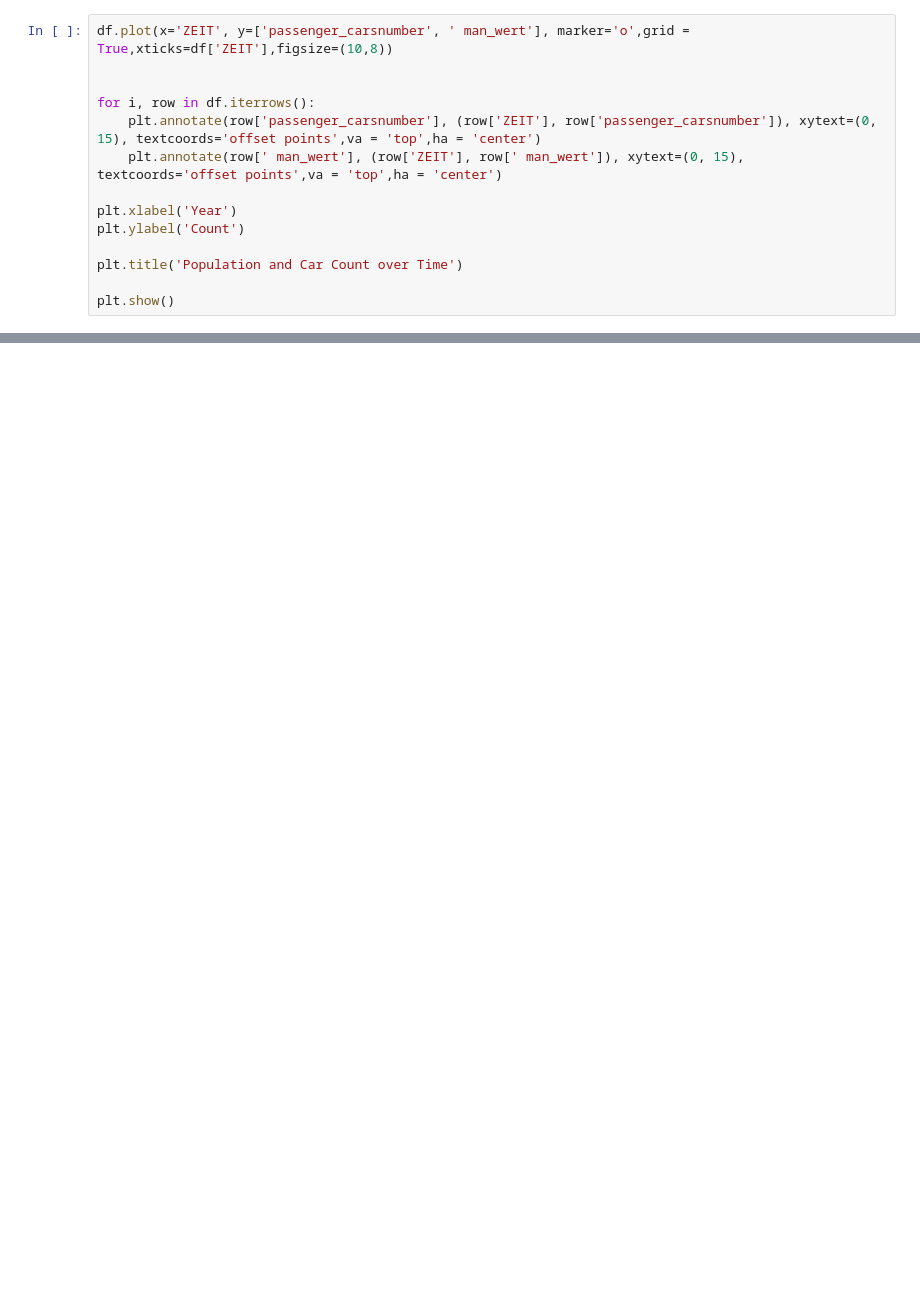
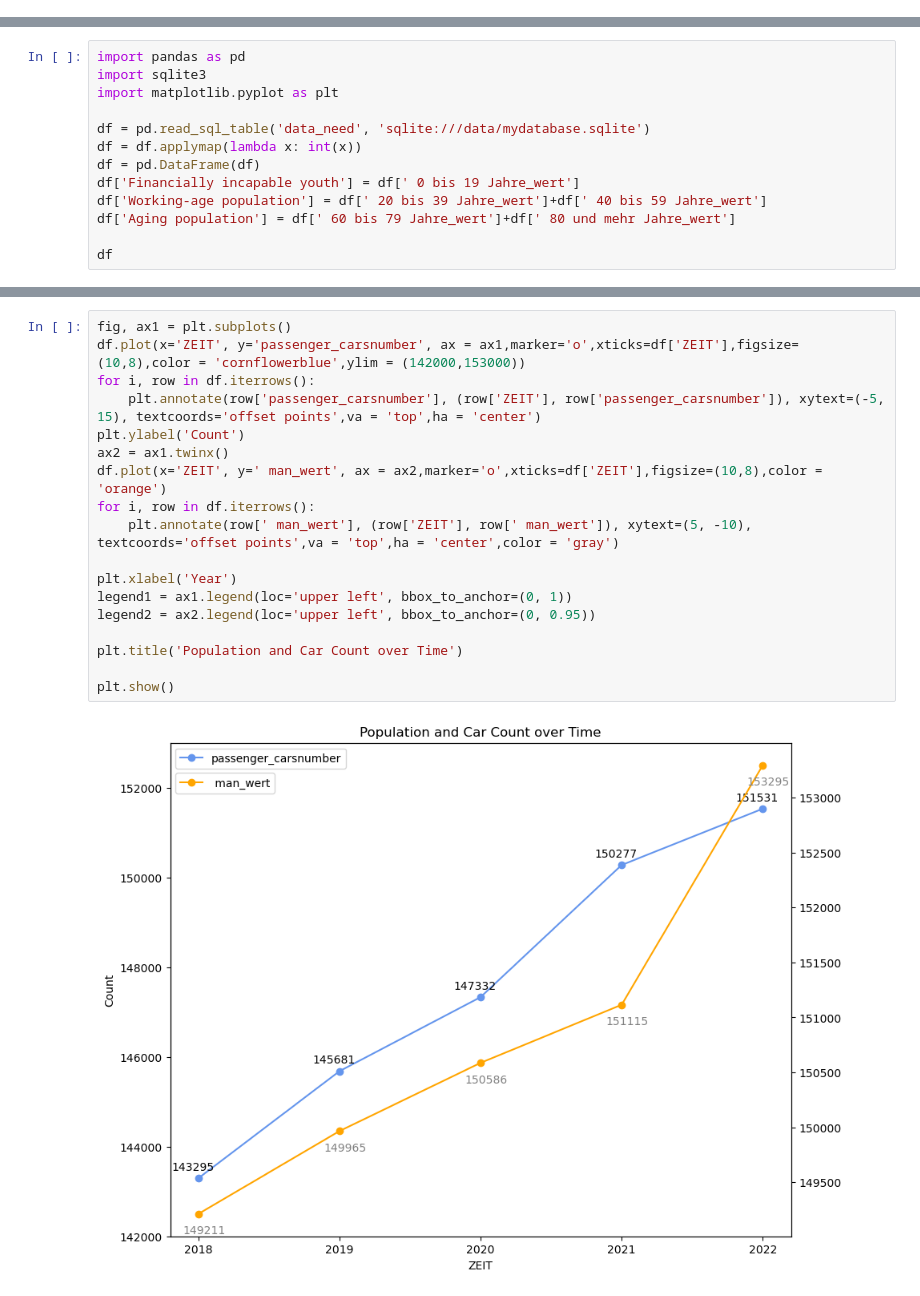
Before and after one commit to CAgcoder/2023-amse-template, a Jupyter notebook: project/report.ipynb, the cells around one changed output, grey strips where cells are left out. Drawn from its saved outputs; the diff is of its cells as text; blank space fills up the shorter version.

```diff
--- a/project/report.ipynb
+++ b/project/report.ipynb
@@ -136,14 +66,0 @@ plt.show()
-# %%
-df.plot(x='ZEIT', y=['passenger_carsnumber', ' man_wert'], marker='o',grid = True,xticks=df['ZEIT'],figsize=(10,8))
-
-
-for i, row in df.iterrows():
-    plt.annotate(row['passenger_carsnumber'], (row['ZEIT'], row['passenger_carsnumber']), xytext=(0, 15), textcoords='offset points',va = 'top',ha = 'center')
-    plt.annotate(row[' man_wert'], (row['ZEIT'], row[' man_wert']), xytext=(0, 15), textcoords='offset points',va = 'top',ha = 'center')
-
-plt.xlabel('Year')
-plt.ylabel('Count')
-
-plt.title('Population and Car Count over Time')
-
-plt.show()
@@ -159,0 +70,13 @@ The train stops will be colored based on the `Betreiber_Name`, allowing us to se
+# %%
+import pandas as pd
+import sqlite3
+import matplotlib.pyplot as plt
+
+df = pd.read_sql_table('data_need', 'sqlite:///data/mydatabase.sqlite')
+df = df.applymap(lambda x: int(x))
+df = pd.DataFrame(df)
+df['Financially incapable youth'] = df[' 0 bis 19 Jahre_wert']
+df['Working-age population'] = df[' 20 bis 39 Jahre_wert']+df[' 40 bis 59 Jahre_wert']
+df['Aging population'] = df[' 60 bis 79 Jahre_wert']+df[' 80 und mehr Jahre_wert']
+
+df
@@ -159,0 +94,20 @@ The train stops will be colored based on the `Betreiber_Name`, allowing us to se
+# %%
+fig, ax1 = plt.subplots()
+df.plot(x='ZEIT', y='passenger_carsnumber', ax = ax1,marker='o',xticks=df['ZEIT'],figsize=(10,8),color = 'cornflowerblue',ylim = (142000,153000))
+for i, row in df.iterrows():
+    plt.annotate(row['passenger_carsnumber'], (row['ZEIT'], row['passenger_carsnumber']), xytext=(-5, 15), textcoords='offset points',va = 'top',ha = 'center')
+plt.ylabel('Count')
+ax2 = ax1.twinx()
+df.plot(x='ZEIT', y=' man_wert', ax = ax2,marker='o',xticks=df['ZEIT'],figsize=(10,8),color = 'orange')
+for i, row in df.iterrows():
+    plt.annotate(row[' man_wert'], (row['ZEIT'], row[' man_wert']), xytext=(5, -10), textcoords='offset points',va = 'top',ha = 'center',color = 'gray')
+
+plt.xlabel('Year')
+legend1 = ax1.legend(loc='upper left', bbox_to_anchor=(0, 1))
+legend2 = ax2.legend(loc='upper left', bbox_to_anchor=(0, 0.95))
+
+plt.title('Population and Car Count over Time')
+
+plt.show()
+# %% [output]
+[figure, added]
```
Also changed, not shown: parts of 55 cells of this notebook.
